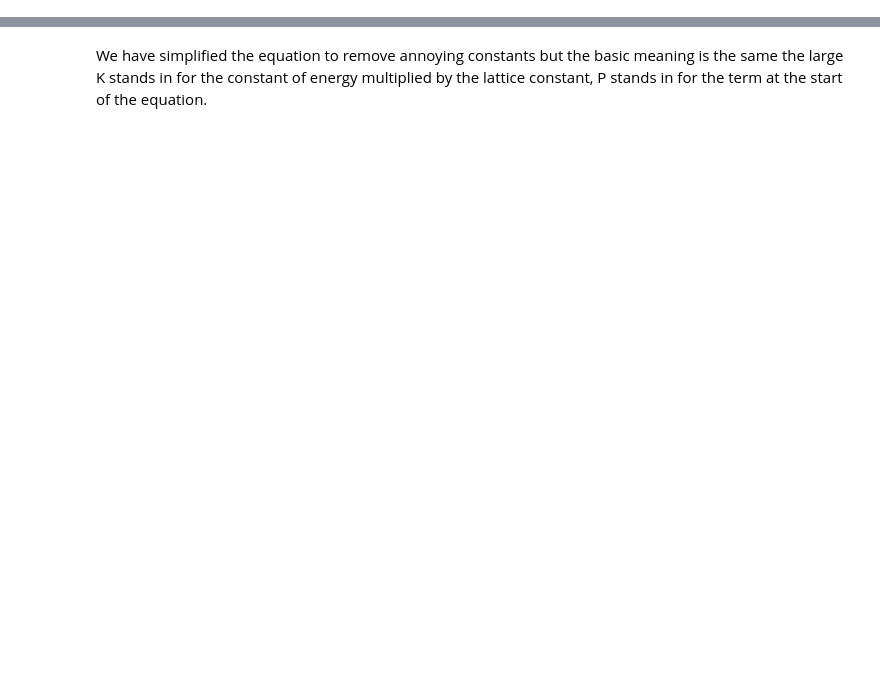
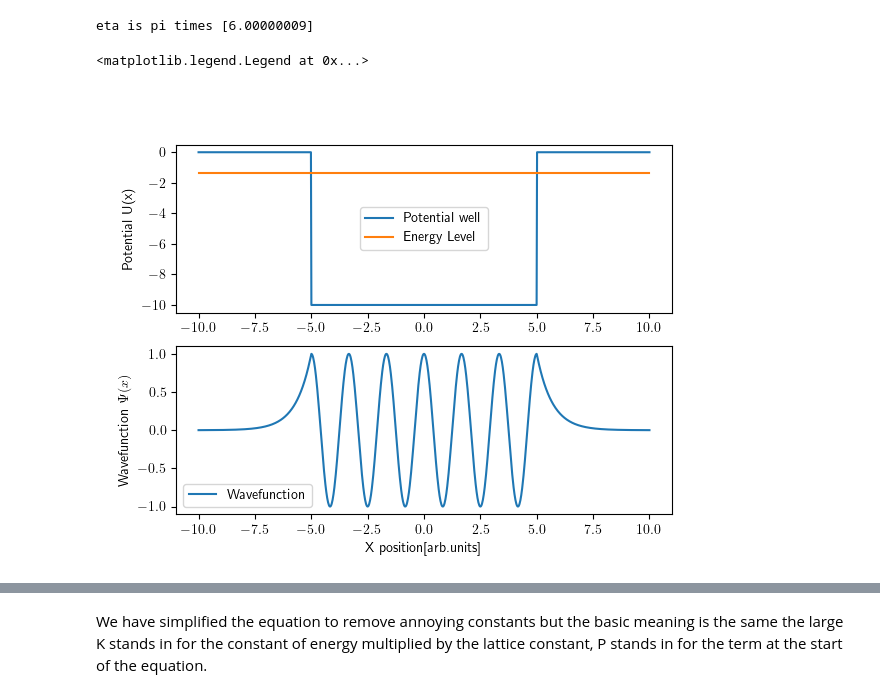
Before and after one commit to MTLphys/ManyBodyTheory, a Jupyter notebook: Class 2 1D Periodic Potential/Section1CalculatingBandstructure.ipynb, the cells around one changed output, grey strips where cells are left out. Saved outputs shown, nothing was run; the diff lists cells and outputs as text; code cells hidden in the pictures; blank space fills up the shorter version.

```diff
--- a/Class 2 1D Periodic Potential/Section1CalculatingBandstructure.ipynb
+++ b/Class 2 1D Periodic Potential/Section1CalculatingBandstructure.ipynb
@@ -29,0 +22,53 @@ Next and most importantly for this discussion is the topic of band structure, or
+# %%
+def potentialwell(x, w, Egap):
+    return -Egap*np.heaviside(x+w,.5)*np.heaviside(w-x,.5)
+def zetafunc(zeta,z0):
+    return np.tan(zeta)-np.sqrt((z0/zeta)**2-1)
+def etafunc(zeta,z0):
+    return 1/np.tan(zeta)+np.sqrt((z0/zeta)**2-1)
+
+def kapa(w,n,m,Egap):
+    if(n%2 ==0):
+        z0= w*np.sqrt(2*m*Egap)
+        zeta = fsolve(etafunc,.1*(n==0)+n*np.pi/2,z0)
+        print('eta is pi times',zeta/np.pi )
+        kapa = np.sqrt(z0**2-zeta**2)/w
+    if(n%2 ==1):
+        z0= w*np.sqrt(2*m*Egap)
+        zeta = fsolve(zetafunc,n*np.pi/2,z0)
+        print('zeta is pi times',zeta/np.pi)
+        kapa = np.sqrt(z0**2-zeta**2)/w
+    return kapa
+def wellsolution(x,w,Egap,m,kap,n):
+    if(n%2 ==0):
+        l = np.sqrt(2*m*Egap -kap**2)
+        F =np.cos(l*w)/np.exp(-kap*w)
+        return np.cos(l*x)*(np.abs(x)<w)+ F*np.exp(-kap*x)*(x>w)+F*np.exp(kap*x)*(x<-w)
+    if(n%2 ==1):
+        l = np.sqrt(2*m*Egap -kap**2)
+        F =np.sin(l*w)/np.exp(-kap*w)
+        G =np.sin(-l*w)/np.exp(-kap*w)
+        return np.sin(l*x)*(np.abs(x)<w)+ F*np.exp(-kap*x)*(x>w)+G*np.exp(kap*x)*(x<-w)
+w =5
+m = .82
+Egap = 10
+n = 12
+kap = kapa(w,n,m,Egap)
+x = np.linspace(-10,10,1000)
+U = potentialwell(x,w,Egap)
+psi = wellsolution(x,w,Egap,m,kap,n)
+fig,axa=  plt.subplots(2,1)
+axa[0].plot(x,U,label = 'Potential well')
+energy = -kap**2/2/m
+axa[0].plot(x,x*0+energy,label = 'Energy Level')
+axa[0].set_ylabel('Potential U(x)')
+axa[0].legend()
+
+axa[1].plot(x,psi,label='Wavefunction ')
+axa[1].set_ylabel(r'Wavefunction $ \Psi(x)$')
+axa[1].set_xlabel('X position[arb.units]')
+axa[1].legend()
+# %% [output]
+eta is pi times [6.00000009]
+<matplotlib.legend.Legend at 0x...>
+[figure, added]
```
Also changed, not shown: parts of 10 cells of this notebook, 3 other files.
